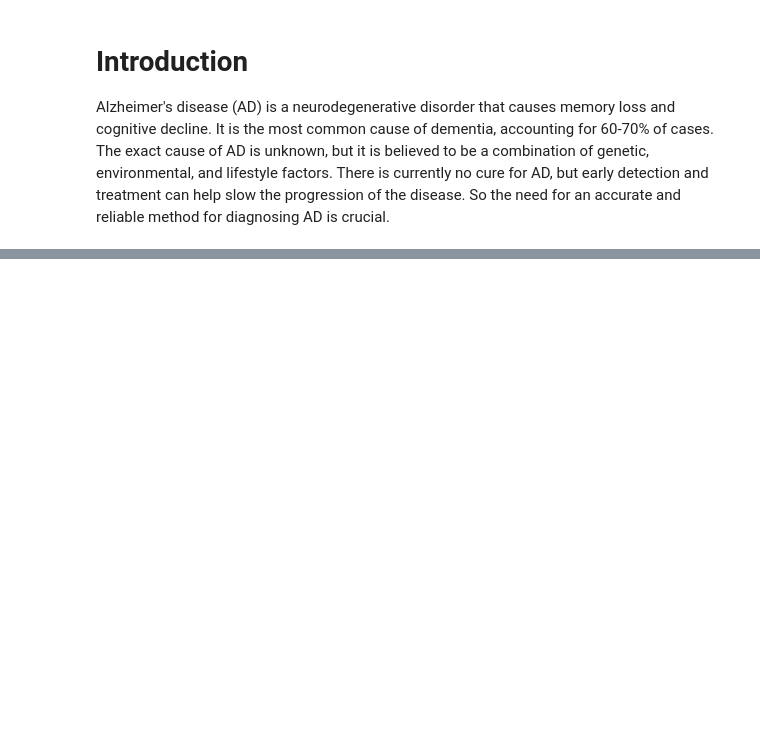
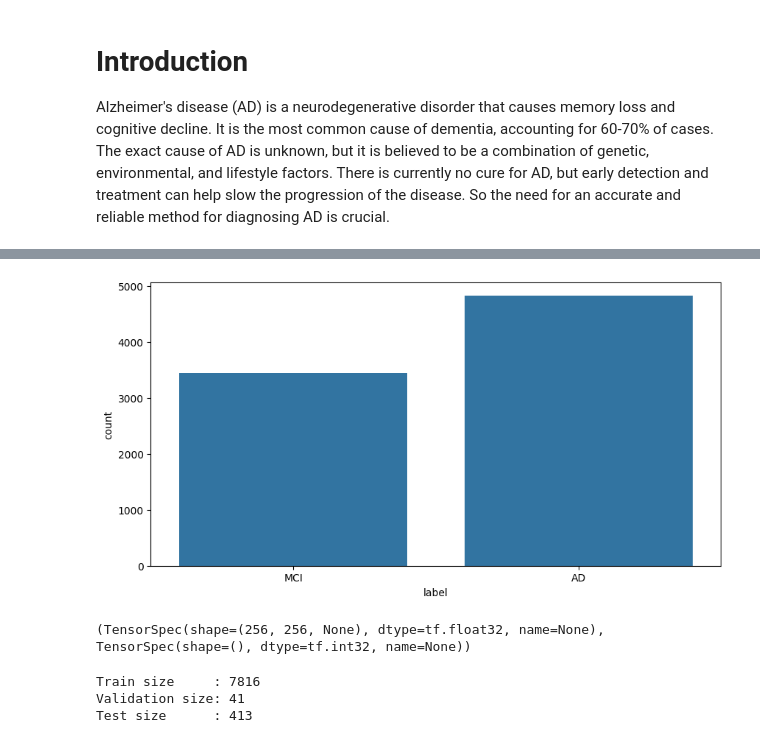
Before and after one commit to Shahriar-0/Neural-Networks-and-Deep-Learning-Course-Projects-S2024, a Jupyter notebook: HW2-ConvolutionalNeuralNetworks/src/AlzheimerClassifier.ipynb, the cells around one changed output, grey strips where cells are left out. Cells and saved outputs as stored; diff of their text form; code cells hidden in the pictures; blank space fills up the shorter version.

```diff
--- a/HW2-ConvolutionalNeuralNetworks/src/AlzheimerClassifier.ipynb
+++ b/HW2-ConvolutionalNeuralNetworks/src/AlzheimerClassifier.ipynb
@@ -127,0 +202,17 @@ dataset.show_sample()
+# %%
+dataset.plot_distribution()
+# %% [output]
+[figure, added]
+# %%
+print(dataset.concat_data.element_spec)
+# %% [output]
+(TensorSpec(shape=(256, 256, None), dtype=tf.float32, name=None), TensorSpec(shape=(), dtype=tf.int32, name=None))
+# %%
+dataset.split_train_test_validation()
+print(f"Train size     : {len(dataset.train_data)}")
+print(f"Validation size: {len(dataset.validation_data)}")
+print(f"Test size      : {len(dataset.test_data)}")
+# %% [output]
+Train size     : 7816
+Validation size: 41
+Test size      : 413
```
Also changed, not shown: parts of 7 cells of this notebook.
